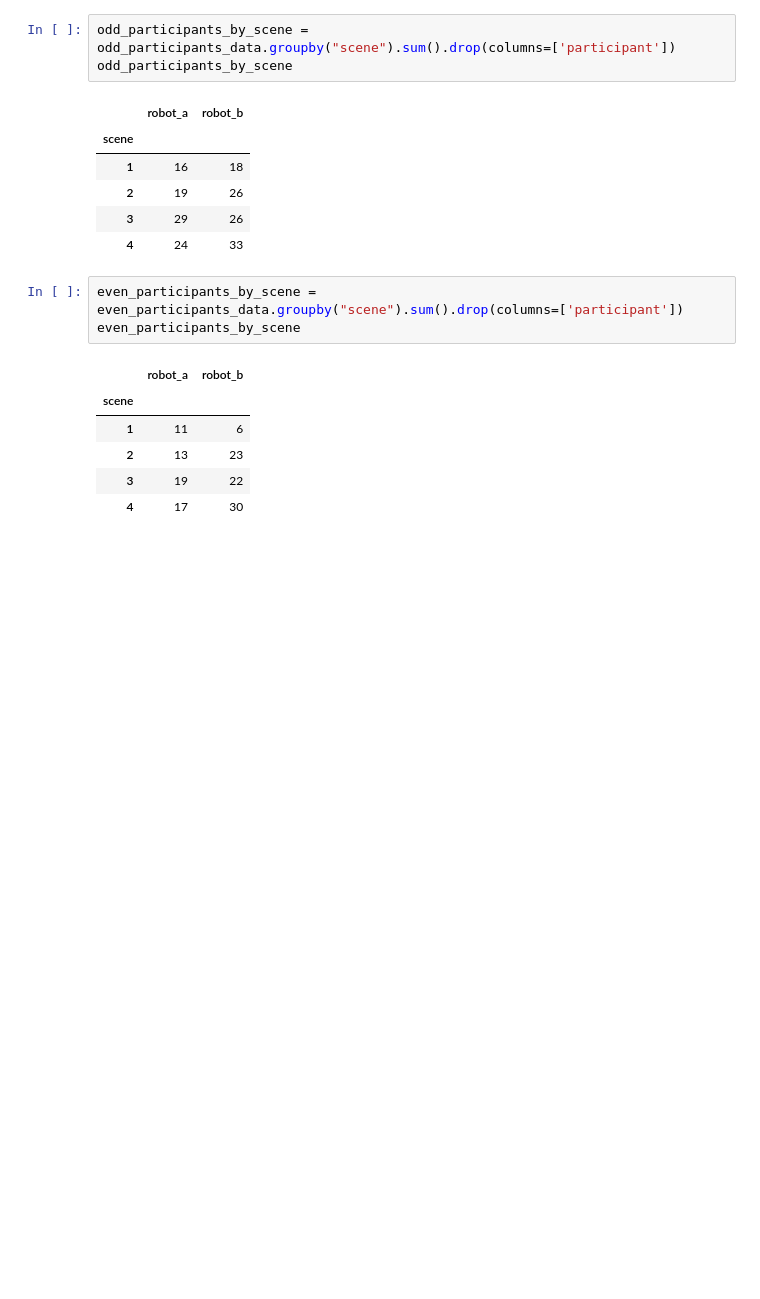
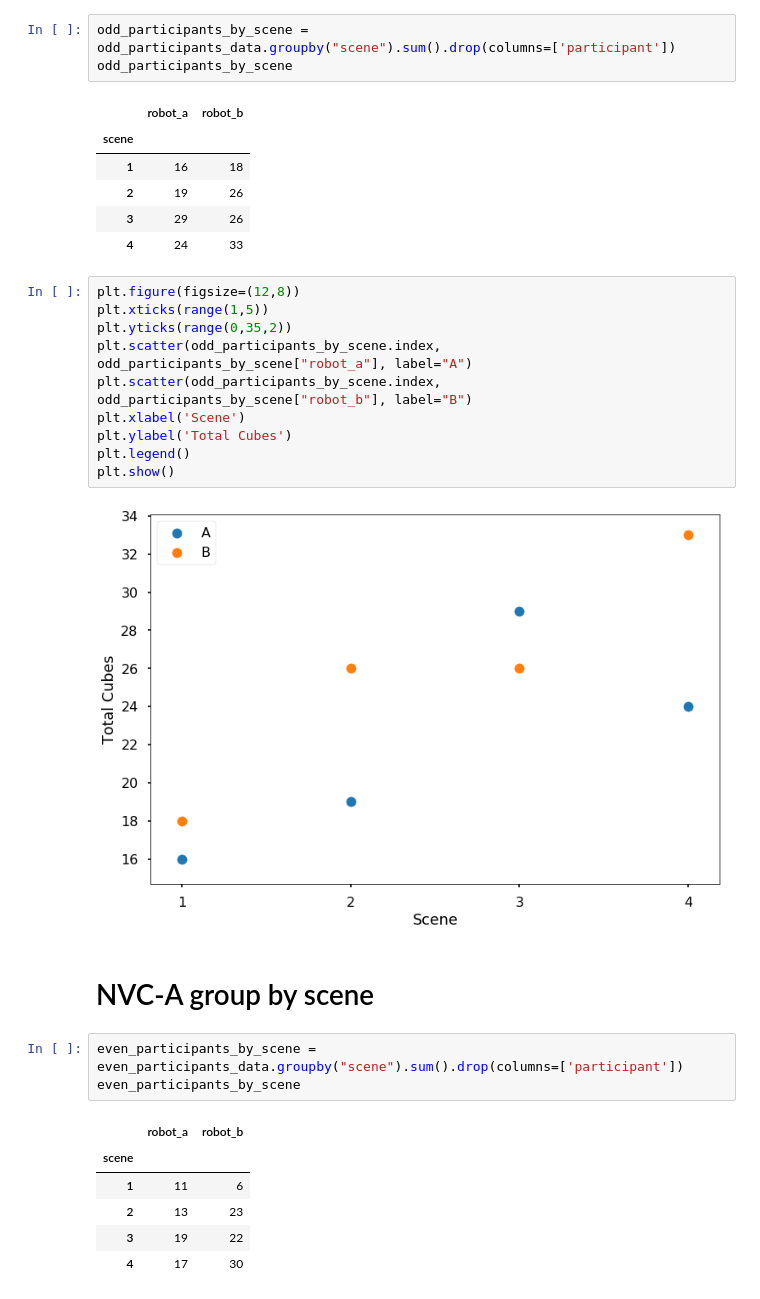
Before and after one commit to nilesh0109/PHRI_1920, a Jupyter notebook: evaluation/odd_even_participants_separate_evaluation.ipynb, the cells around one changed output. Cells and saved outputs as stored; diff of their text form; blank space fills up the shorter version.

Commit message:
used Vadym's code and separated even and odd participants

```diff
--- a/evaluation/odd_even_participants_separate_evaluation.ipynb
+++ b/evaluation/odd_even_participants_separate_evaluation.ipynb
@@ -133,6 +135,20 @@ odd_participants_by_scene
 | 2 | 19 | 26 |
 | 3 | 29 | 26 |
 | 4 | 24 | 33 |
+# %%
+plt.figure(figsize=(12,8))
+plt.xticks(range(1,5))
+plt.yticks(range(0,35,2))
+plt.scatter(odd_participants_by_scene.index, odd_participants_by_scene["robot_a"], label="A")
+plt.scatter(odd_participants_by_scene.index, odd_participants_by_scene["robot_b"], label="B")
+plt.xlabel('Scene')
+plt.ylabel('Total Cubes')
+plt.legend()
+plt.show()
+# %% [output]
+[figure, added]
+# %% [markdown]
+# NVC-A group by scene
 # %%
 even_participants_by_scene = even_participants_data.groupby("scene").sum().drop(columns=['participant'])
 even_participants_by_scene
```
Also changed, not shown: parts of 3 cells of this notebook.
